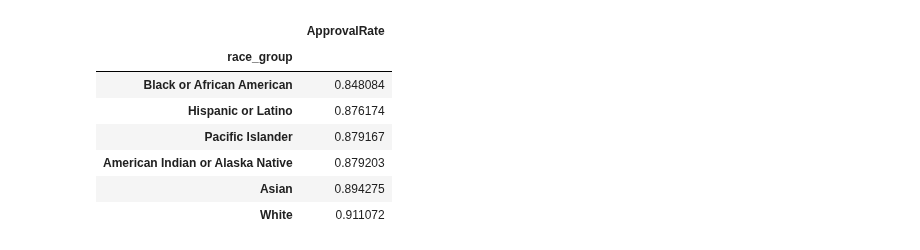
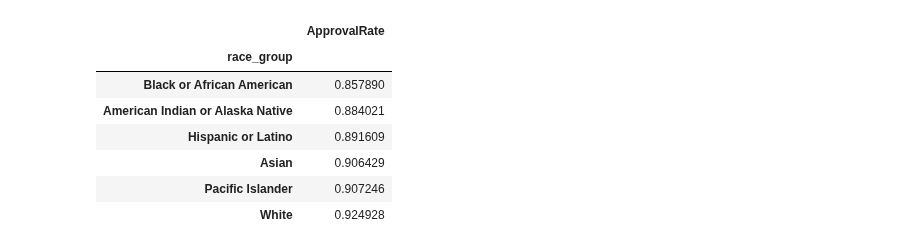
Before and after one commit to gongbyung/ai-ethics-prototypes, a Jupyter notebook: justice-hmda/notebooks/01_eda.ipynb, the cells around one changed output. Drawn from its saved outputs; the diff is of its cells as text; code cells hidden in the pictures.

```diff
--- a/justice-hmda/notebooks/01_eda.ipynb
+++ b/justice-hmda/notebooks/01_eda.ipynb
@@ -384,16 +524,34 @@ Remaining loans: 265,441 from 103 lenders.
 import matplotlib.pyplot as plt
 import pandas as pd
 
+def exclude_jumbo_loans(df, limit=1_000_000):
+    """Exclude loans above the FHFA conforming limit + buffer."""
+    before = len(df)
+    df = df.copy()
+    df["loan_amount"] = pd.to_numeric(df["loan_amount"], errors="coerce")
+    df_filtered = df[df["loan_amount"].le(limit)].copy()
+    removed = before - len(df_filtered)
+
+    race_compare = (
+        df["race_group"].value_counts(normalize=True)
+        .to_frame("before")
+        .join(df_filtered["race_group"].value_counts(normalize=True).to_frame("after"))
+    )
+
+    print(f"Excluded {removed:,} jumbo/private loans (> ${limit:,.0f})")
+    print(race_compare.round(6))
+    return df_filtered
+
 # If not already done, store the result of the function:
-df_non_jumbo = exclude_jumbo_loans(cohort)
+cohort = exclude_jumbo_loans(cohort)
 
 # --- Compute loan-to-income ratio ---
-df_non_jumbo["income"] = pd.to_numeric(df_non_jumbo["income"], errors="coerce")
-df_non_jumbo["loan_to_income_ratio"] = df_non_jumbo["loan_amount"] / (df_non_jumbo["income"] * 1000)
+cohort["income"] = pd.to_numeric(cohort["income"], errors="coerce")
+cohort["loan_to_income_ratio"] = cohort["loan_amount"] / (cohort["income"] * 1000)
 
 # --- Group by lender (LEI) ---
 lender_summary = (
-    df_non_jumbo.groupby("lei")[["income", "loan_to_income_ratio"]]
+    cohort.groupby("lei")[["income", "loan_to_income_ratio"]]
     .median()
     .sort_values("income", ascending=False)
     .head(20)
@@ -468,21 +724,21 @@ dti_clean              0.001081
 dtype: float64
 # %%
 (
-    cohort.assign(approved=(cohort["action_taken"].isin([1,2]).astype(int)))
+    cohort.assign(approved=(cohort["action_taken"].isin(['1','2']).astype(int)))
     .groupby("race_group")["approved"]
     .mean()
     .sort_values()
     .to_frame("ApprovalRate")
 )
 # %% [output]
 |  | ApprovalRate |
 | race_group |  |
-| Black or African American | 0.848084 |
-| Hispanic or Latino | 0.876174 |
-| Pacific Islander | 0.879167 |
-| American Indian or Alaska Native | 0.879203 |
-| Asian | 0.894275 |
-| White | 0.911072 |
+| Black or African American | 0.857890 |
+| American Indian or Alaska Native | 0.884021 |
+| Hispanic or Latino | 0.891609 |
+| Asian | 0.906429 |
+| Pacific Islander | 0.907246 |
+| White | 0.924928 |
 # %%
 import matplotlib.pyplot as plt
 import seaborn as sns
```
Also changed, not shown: parts of 18 cells of this notebook, 25 other files.
